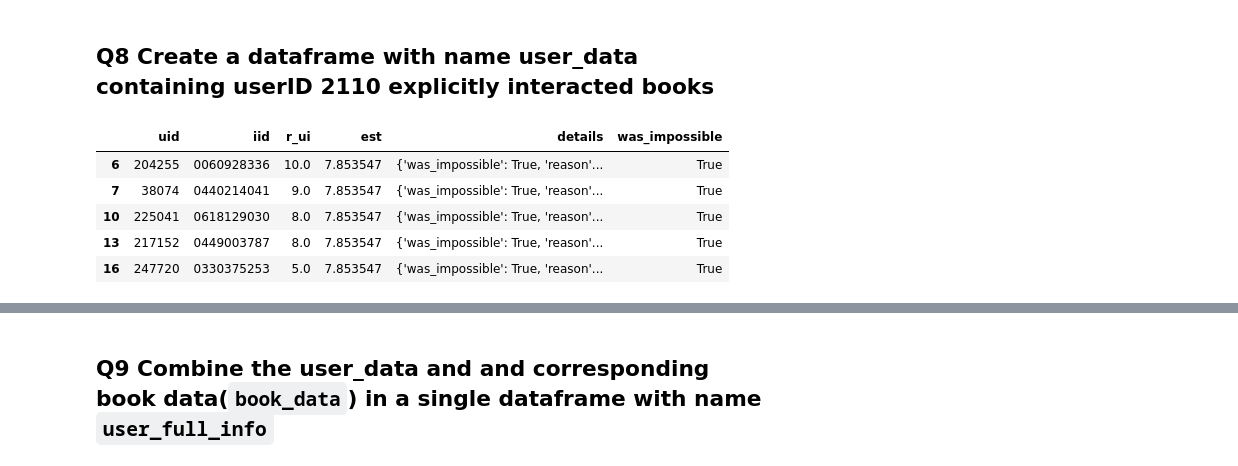
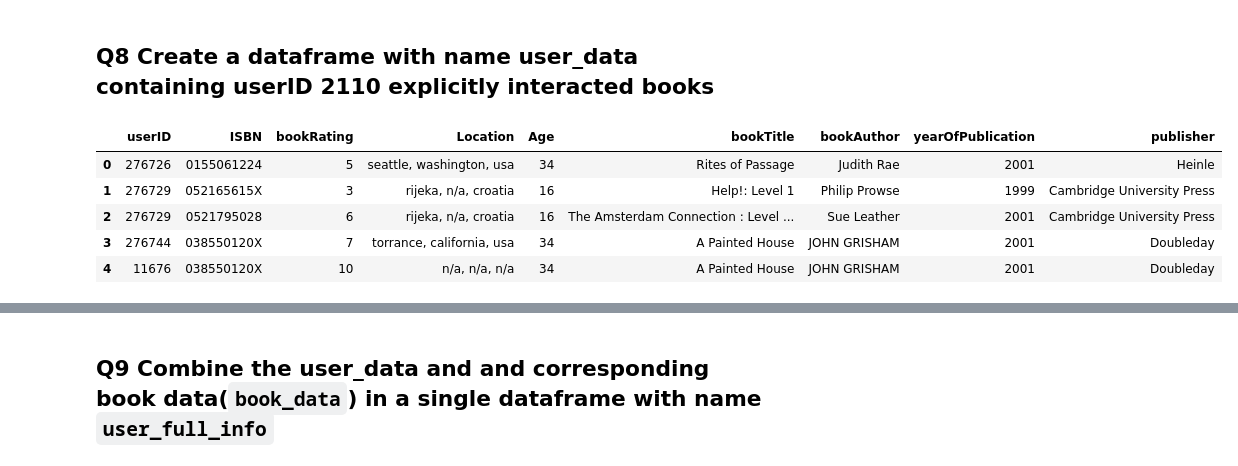
Before and after one commit to GreatLearningAIML1/mumbai-nov-batch-GundappaGavandi, a Jupyter notebook: R5_External_Lab_Collaborative_CBRS_PBRS.ipynb, the cells around one changed output, grey strips where cells are left out. Saved outputs shown, nothing was run; the diff lists cells and outputs as text; code cells hidden in the pictures.

```diff
--- a/R5_External_Lab_Collaborative_CBRS_PBRS.ipynb
+++ b/R5_External_Lab_Collaborative_CBRS_PBRS.ipynb
@@ -520,9 +520,9 @@ test_pred_df["was_impossible"] = [x["was_impossible"] for x in test_pred_df["det
-# %%
-test_pred_df.loc[test_pred_df.was_impossible].head(5)
-# %% [output]
-|  | uid | iid | r_ui | est | details | was_impossible |
-| 6 | 204255 | 0060928336 | 10.0 | 7.853547 | {'was_impossible': True, 'reason'... | True |
-| 7 | 38074 | 0440214041 | 9.0 | 7.853547 | {'was_impossible': True, 'reason'... | True |
-| 10 | 225041 | 0618129030 | 8.0 | 7.853547 | {'was_impossible': True, 'reason'... | True |
-| 13 | 217152 | 0449003787 | 8.0 | 7.853547 | {'was_impossible': True, 'reason'... | True |
-| 16 | 247720 | 0330375253 | 5.0 | 7.853547 | {'was_impossible': True, 'reason'... | True |
+# %%
+results.head()
+# %% [output]
+|  | userID | ISBN | bookRating | Location | Age | bookTitle | bookAuthor | yearOfPublication | publisher |
+| 0 | 276726 | 0155061224 | 5 | seattle, washington, usa | 34 | Rites of Passage | Judith Rae | 2001 | Heinle |
+| 1 | 276729 | 052165615X | 3 | rijeka, n/a, croatia | 16 | Help!: Level 1 | Philip Prowse | 1999 | Cambridge University Press |
+| 2 | 276729 | 0521795028 | 6 | rijeka, n/a, croatia | 16 | The Amsterdam Connection : Level ... | Sue Leather | 2001 | Cambridge University Press |
+| 3 | 276744 | 038550120X | 7 | torrance, california, usa | 34 | A Painted House | JOHN GRISHAM | 2001 | Doubleday |
+| 4 | 11676 | 038550120X | 10 | n/a, n/a, n/a | 34 | A Painted House | JOHN GRISHAM | 2001 | Doubleday |
```
Also changed, not shown: parts of 38 cells of this notebook.
